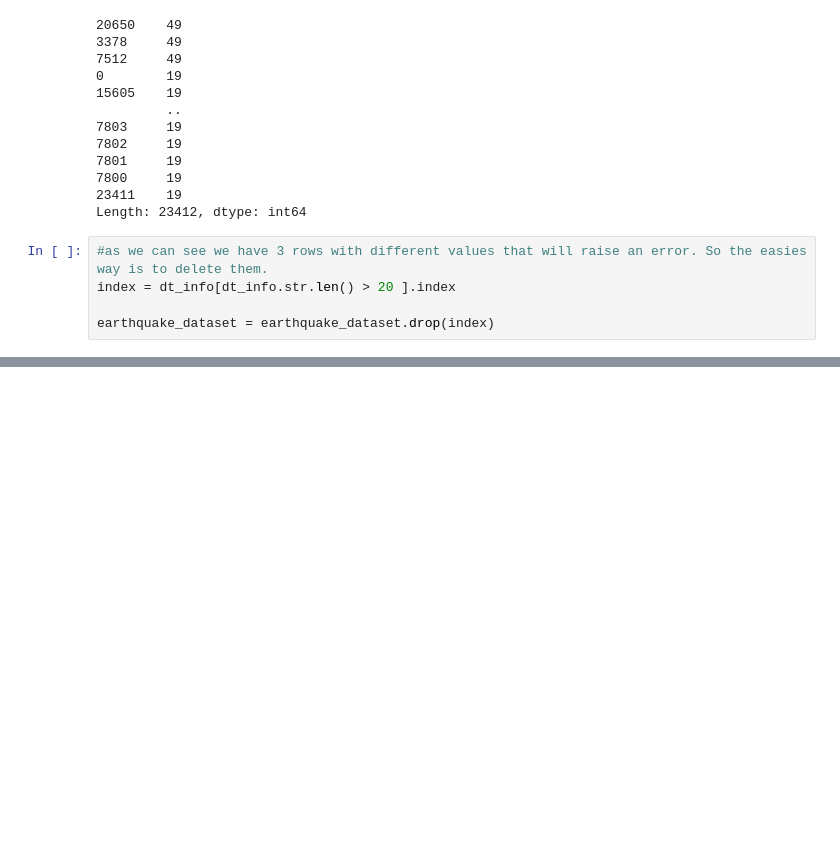
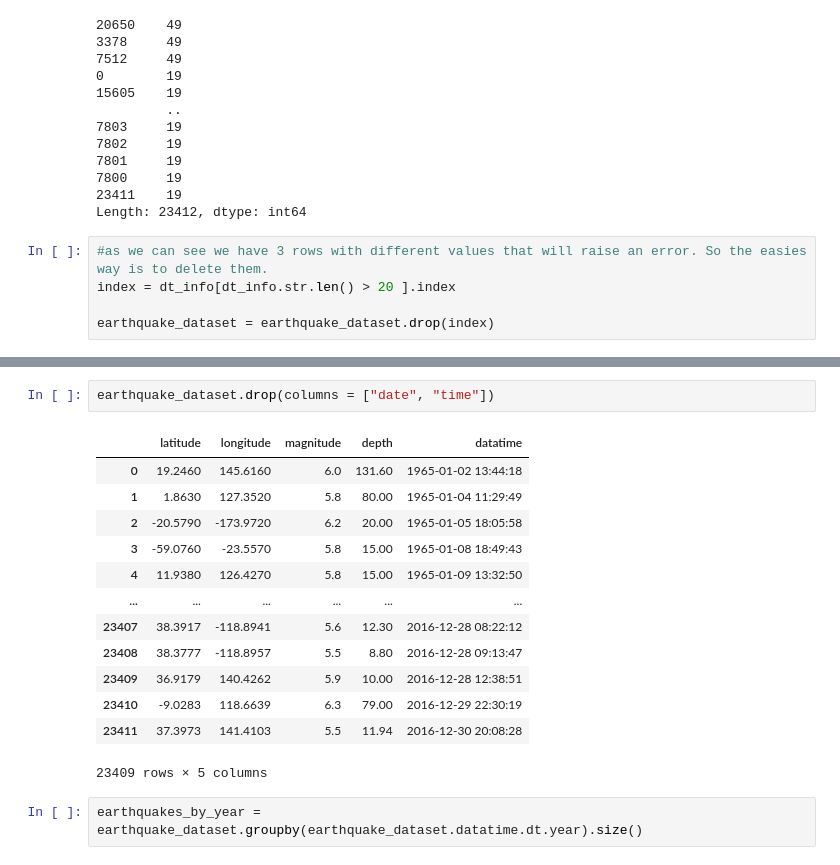
Before and after one commit to mstoychev/Data-Science-SoftwareUniversity, a Jupyter notebook: 5. Working with Spatial Data and Network Analysis/1. Class Notes/Class Notes Working with Spatial Data.ipynb, the cells around one changed output, grey strips where cells are left out. Drawn from its saved outputs; the diff is of its cells as text; blank space fills up the shorter version.

```diff
--- a/5. Working with Spatial Data and Network Analysis/1. Class Notes/Class Notes Working with Spatial Data.ipynb
+++ b/5. Working with Spatial Data and Network Analysis/1. Class Notes/Class Notes Working with Spatial Data.ipynb
@@ -274,0 +269,18 @@ Name: datatime, dtype: int64
+# %%
+earthquake_dataset.drop(columns = ["date", "time"])
+# %% [output]
+|  | latitude | longitude | magnitude | depth | datatime |
+| 0 | 19.2460 | 145.6160 | 6.0 | 131.60 | 1965-01-02 13:44:18 |
+| 1 | 1.8630 | 127.3520 | 5.8 | 80.00 | 1965-01-04 11:29:49 |
+| 2 | -20.5790 | -173.9720 | 6.2 | 20.00 | 1965-01-05 18:05:58 |
+| 3 | -59.0760 | -23.5570 | 5.8 | 15.00 | 1965-01-08 18:49:43 |
+| 4 | 11.9380 | 126.4270 | 5.8 | 15.00 | 1965-01-09 13:32:50 |
+| ... | ... | ... | ... | ... | ... |
+| 23407 | 38.3917 | -118.8941 | 5.6 | 12.30 | 2016-12-28 08:22:12 |
+| 23408 | 38.3777 | -118.8957 | 5.5 | 8.80 | 2016-12-28 09:13:47 |
+| 23409 | 36.9179 | 140.4262 | 5.9 | 10.00 | 2016-12-28 12:38:51 |
+| 23410 | -9.0283 | 118.6639 | 6.3 | 79.00 | 2016-12-29 22:30:19 |
+| 23411 | 37.3973 | 141.4103 | 5.5 | 11.94 | 2016-12-30 20:08:28 |
+23409 rows × 5 columns
+# %%
+earthquakes_by_year = earthquake_dataset.groupby(earthquake_dataset.datatime.dt.year).size()
```
Also changed, not shown: parts of 4 cells of this notebook.
